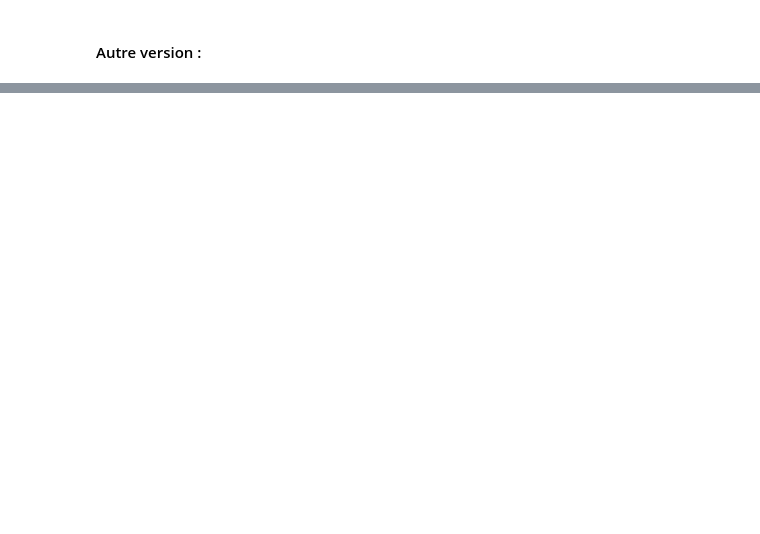
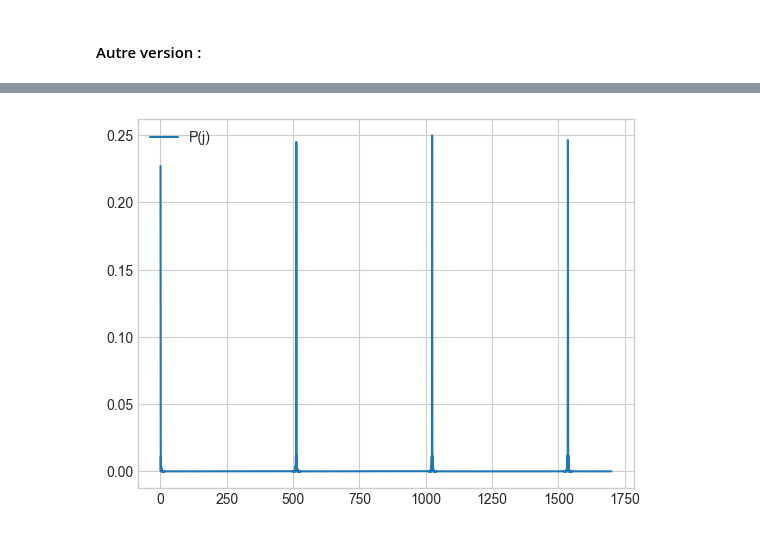
Before and after one commit to harshana20011/quactography, a Jupyter notebook: scripts/first_step_H_auto.ipynb, the cells around one changed output, grey strips where cells are left out. Saved outputs shown, nothing was run; the diff lists cells and outputs as text; code cells hidden in the pictures; blank space fills up the shorter version.

```diff
--- a/scripts/first_step_H_auto.ipynb
+++ b/scripts/first_step_H_auto.ipynb
@@ -449,0 +477,20 @@ plt.show()
+# %%
+import numpy as np
+import matplotlib.pyplot as plt
+plt.style.use('seaborn-whitegrid')
+j  = np.linspace(0,1700,10000)
+def P(j):
+    r = 4
+    n = 11
+    a = r/(2**(2*n))
+    b = np.sin(np.pi *j)
+    c = np.sin(np.pi * ((j*r)/(2**n)))
+    return (a * b**2)/(c**2)
+plt.plot(j,P(j), label = 'P(j)')
+plt.legend()
+plt.show()
+
+
+#bb
+# %% [output]
+[figure, added]
```
Also changed, not shown: parts of 13 cells of this notebook, 4 other files.
